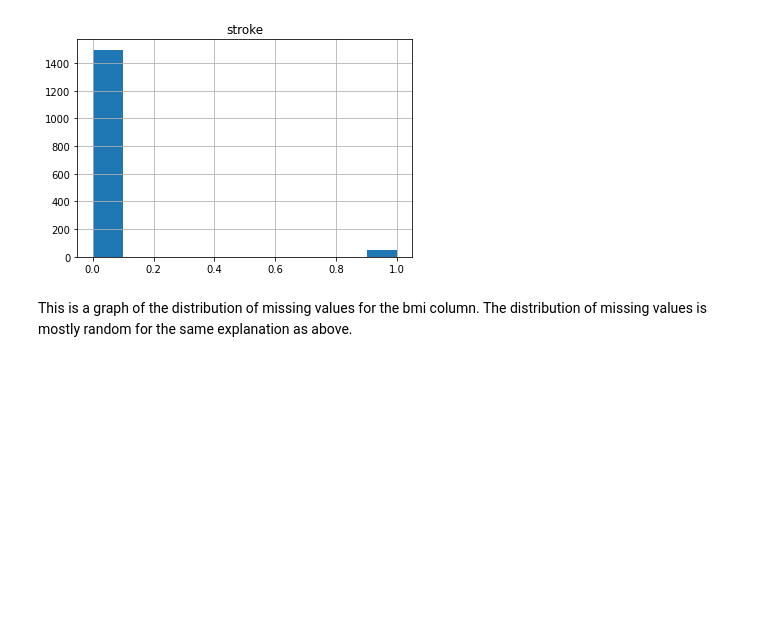
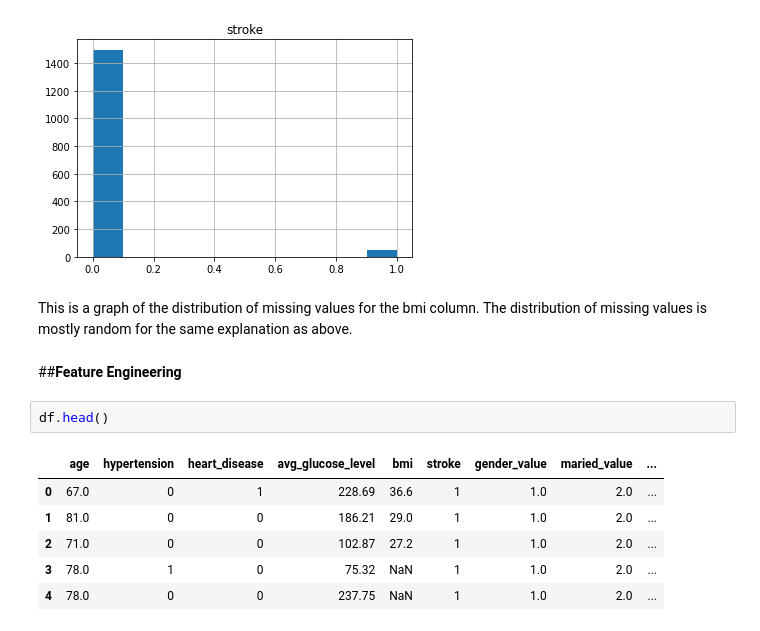
Before and after one commit to jackrenner1/Stroke-Predictor, a Jupyter notebook: AI_club.ipynb, the cells around one changed output. Cells and saved outputs as stored; diff of their text form; blank space fills up the shorter version.

```diff
--- a/AI_club.ipynb
+++ b/AI_club.ipynb
@@ -193,3 +191,14 @@ array([[<matplotlib.axes._subplots.AxesSubplot object at 0x...>]],
 [figure]
 # %% [markdown]
 This is a graph of the distribution of missing values for the bmi column. The distribution of missing values is mostly random for the same explanation as above.
+# %% [markdown]
+##**Feature Engineering**
+# %%
+df.head()
+# %% [output]
+|  | age | hypertension | heart_disease | avg_glucose_level | bmi | stroke | gender_value | maried_value | ... |
+| 0 | 67.0 | 0 | 1 | 228.69 | 36.6 | 1 | 1.0 | 2.0 | ... |
+| 1 | 81.0 | 0 | 0 | 186.21 | 29.0 | 1 | 1.0 | 2.0 | ... |
+| 2 | 71.0 | 0 | 0 | 102.87 | 27.2 | 1 | 1.0 | 2.0 | ... |
+| 3 | 78.0 | 1 | 0 | 75.32 | NaN | 1 | 1.0 | 2.0 | ... |
+| 4 | 78.0 | 0 | 0 | 237.75 | NaN | 1 | 1.0 | 2.0 | ... |
```
Also changed, not shown: parts of 11 cells of this notebook.
